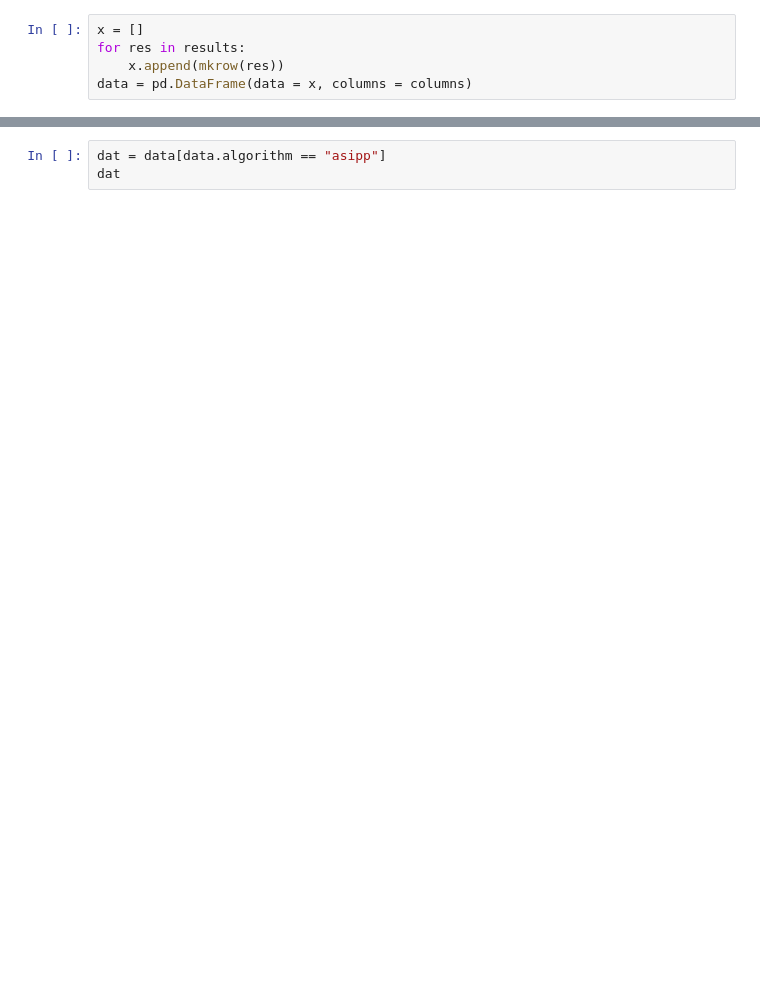
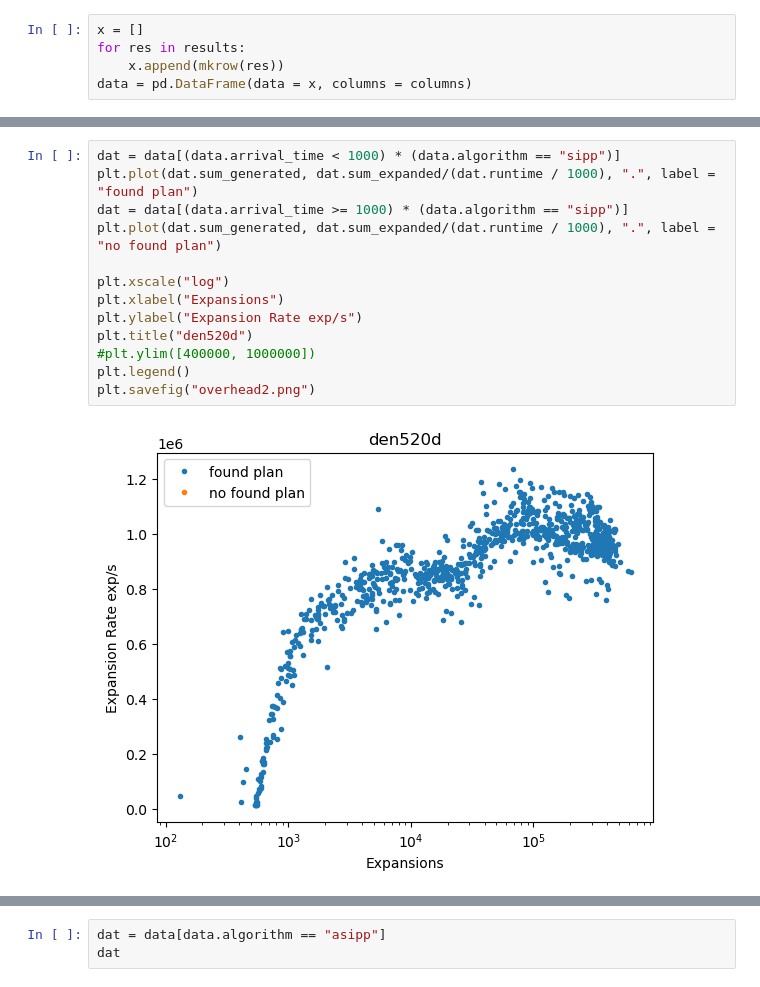
Before and after one commit to dwthomas/atSIPP, a Jupyter notebook: Anystarttime experiments.ipynb, the cells around one changed output, grey strips where cells are left out. Saved outputs shown, nothing was run; the diff lists cells and outputs as text; blank space fills up the shorter version.

```diff
--- a/Anystarttime experiments.ipynb
+++ b/Anystarttime experiments.ipynb
@@ -110,3 +118,18 @@ plt.show()
+# %%
+dat = data[(data.arrival_time < 1000) * (data.algorithm == "sipp")]
+plt.plot(dat.sum_generated, dat.sum_expanded/(dat.runtime / 1000), ".", label = "found plan")
+dat = data[(data.arrival_time >= 1000) * (data.algorithm == "sipp")]
+plt.plot(dat.sum_generated, dat.sum_expanded/(dat.runtime / 1000), ".", label = "no found plan")
+
+plt.xscale("log")
+plt.xlabel("Expansions")
+plt.ylabel("Expansion Rate exp/s")
+plt.title("den520d")
+#plt.ylim([400000, 1000000])
+plt.legend()
+plt.savefig("overhead2.png")
+# %% [output]
+[figure, added]
 # %%
 asipp_dat = data[data.algorithm == "asipp"]
 sipp_dat = data[data.algorithm == "sipp"]
```
Also changed, not shown: parts of 11 cells of this notebook, 4 other files.
